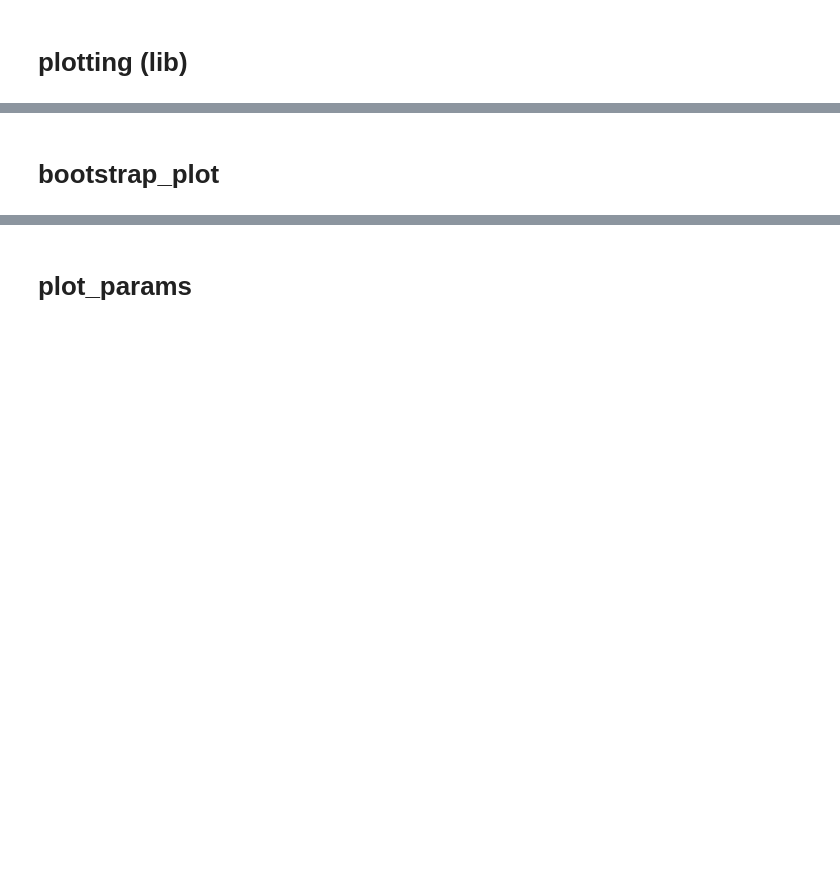
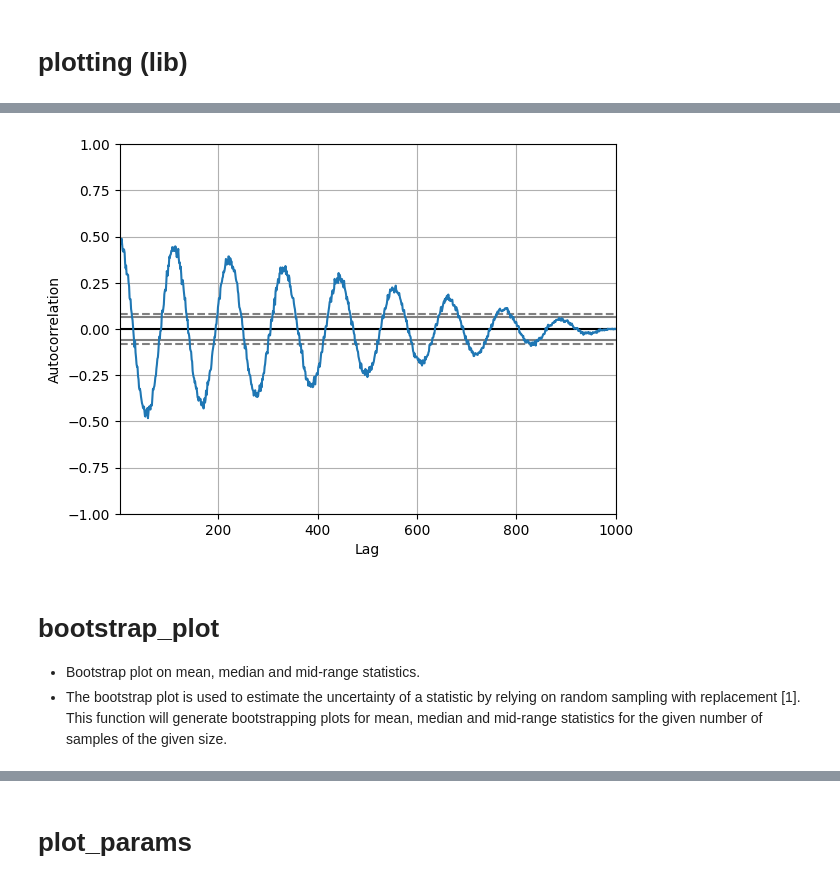
Before and after one commit to sangthebui/EDA, a Jupyter notebook: pandas_walkthrough.ipynb, the cells around one changed output, grey strips where cells are left out. Drawn from its saved outputs; the diff is of its cells as text; code cells hidden in the pictures; blank space fills up the shorter version.

```diff
--- a/pandas_walkthrough.ipynb
+++ b/pandas_walkthrough.ipynb
@@ -4586,2 +4596,11 @@ display(df.xs('bird'))
+# %%
+spacing = np.linspace(-9 * np.pi, 9 * np.pi, num=1000)
+s = pd.Series(0.7 * np.random.rand(1000) + 0.3 * np.sin(spacing))
+pd.plotting.autocorrelation_plot(s)
+plt.show()
+# %% [output]
+[figure, added]
 # %% [markdown]
 # bootstrap_plot
+- Bootstrap plot on mean, median and mid-range statistics.
+- The bootstrap plot is used to estimate the uncertainty of a statistic by relying on random sampling with replacement [1]. This function will generate bootstrapping plots for mean, median and mid-range statistics for the given number of samples of the given size.
```
Also changed, not shown: parts of 26 cells of this notebook, 3 other files.
